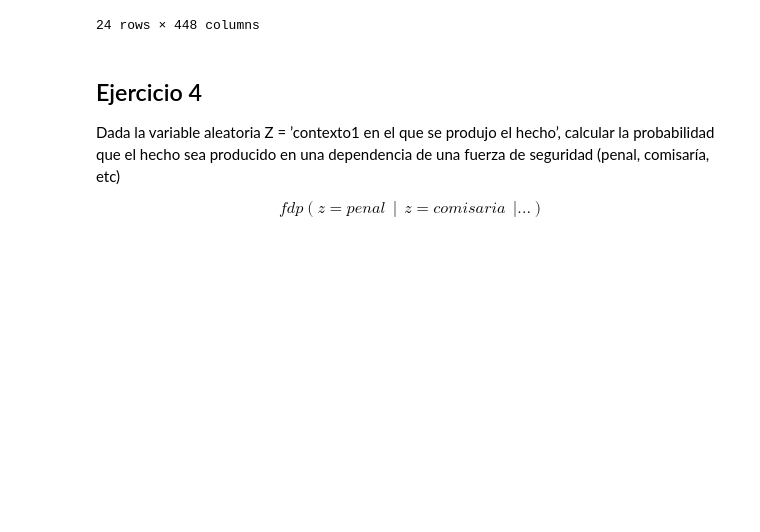
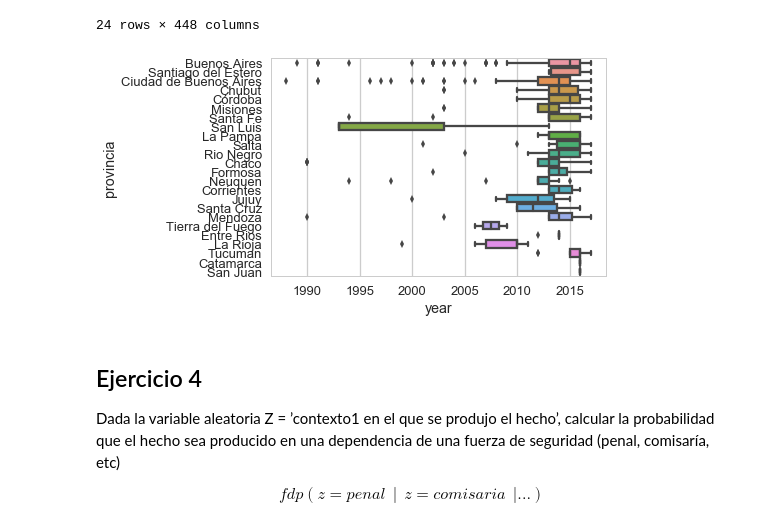
Before and after one commit to renzobechler-zz/diplodatos, a Jupyter notebook: Tarea integradora - parte 1.ipynb, the cells around one changed output. Cells and saved outputs as stored; diff of their text form; code cells hidden in the pictures; blank space fills up the shorter version.

```diff
--- a/Tarea integradora - parte 1.ipynb
+++ b/Tarea integradora - parte 1.ipynb
@@ -243,6 +243,10 @@ pandas.pivot_table(dataset,index="provincia", columns= "year", aggfunc=len, fill
 | Tierra del Fuego | 0 | 0 | 0 | 0 | 0 | 0 | 0 | 0 | 0 | 0 | ... |
 | Tucuman | 0 | 0 | 0 | 0 | 0 | 0 | 0 | 0 | 0 | 0 | ... |
 24 rows × 448 columns
+# %%
+seaborn.boxplot(x="year", y="provincia", data=dataset);
+# %% [output]
+[figure, added]
 # %% [markdown]
 ## Ejercicio 4
 
```
Also changed, not shown: parts of 6 cells of this notebook.
